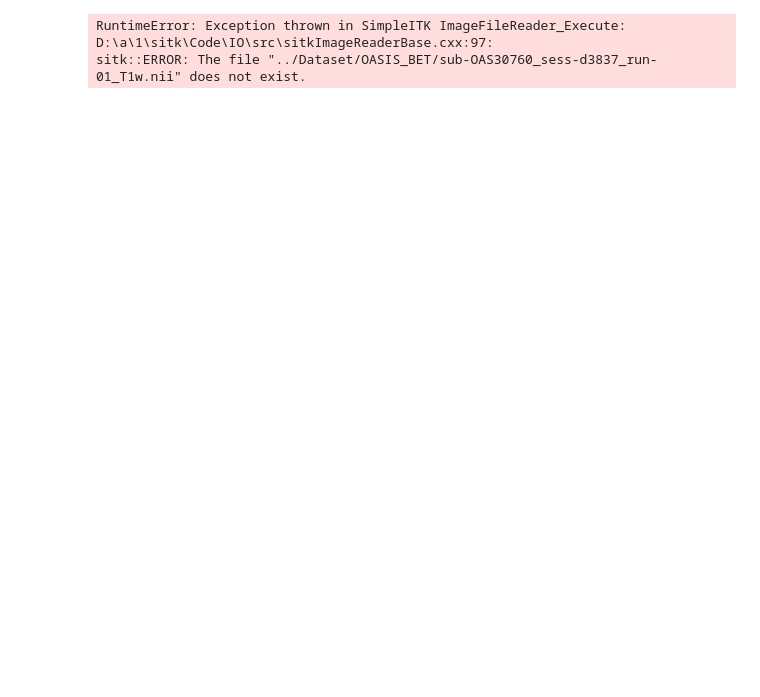
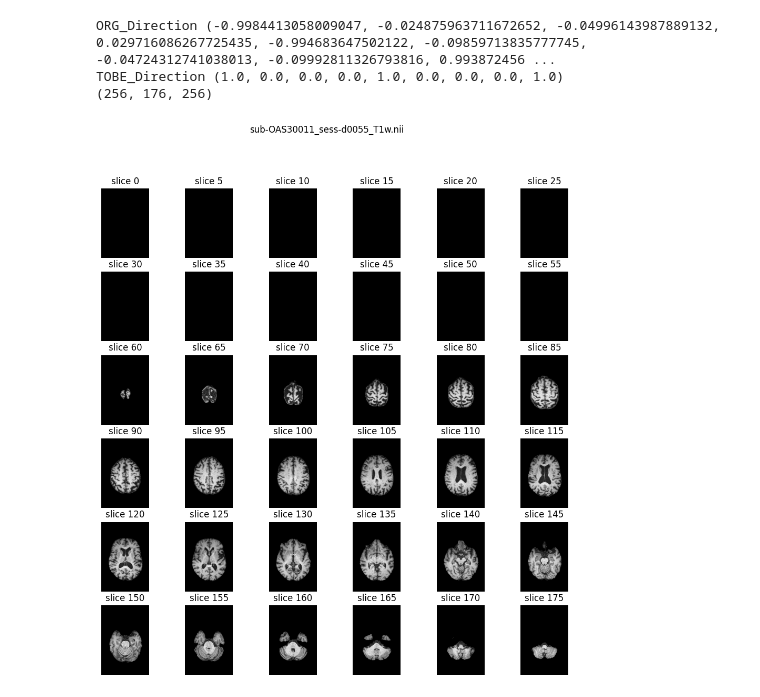
Before and after one commit to tourbut/BrainMR_MCI, a Jupyter notebook: EDA/dataloader_notebook.ipynb, the cells around one changed output. Cells and saved outputs as stored; diff of their text form; code cells hidden in the pictures; blank space fills up the shorter version.

```diff
--- a/EDA/dataloader_notebook.ipynb
+++ b/EDA/dataloader_notebook.ipynb
@@ -55,12 +71,14 @@ def process_scan(source, filepath):
 
     return image
 # %%
-img_num=800
+img_num=0
 filename=df_dataset['filename'][img_num]
 img = read_dicom_file(df_dataset['source'][img_num],df_dataset['path'][img_num])
 print(img.shape)
 sample_stack(img,subtitle=filename)
 # %% [output]
-RuntimeError: Exception thrown in SimpleITK ImageFileReader_Execute: D:\a\1\sitk\Code\IO\src\sitkImageReaderBase.cxx:97:
-sitk::ERROR: The file "../Dataset/OASIS_BET/sub-OAS30760_sess-d3837_run-01_T1w.nii" does not exist.
+ORG_Direction (-0.9984413058009047, -0.024875963711672652, -0.04996143987889132, 0.029716086267725435, -0.994683647502122, -0.09859713835777745, -0.04724312741038013, -0.09992811326793816, 0.993872456 ...
+TOBE_Direction (1.0, 0.0, 0.0, 0.0, 1.0, 0.0, 0.0, 0.0, 1.0)
+(256, 176, 256)
+[figure, added]
 # %%
```
Also changed, not shown: parts of 3 cells of this notebook, 2 other files.
